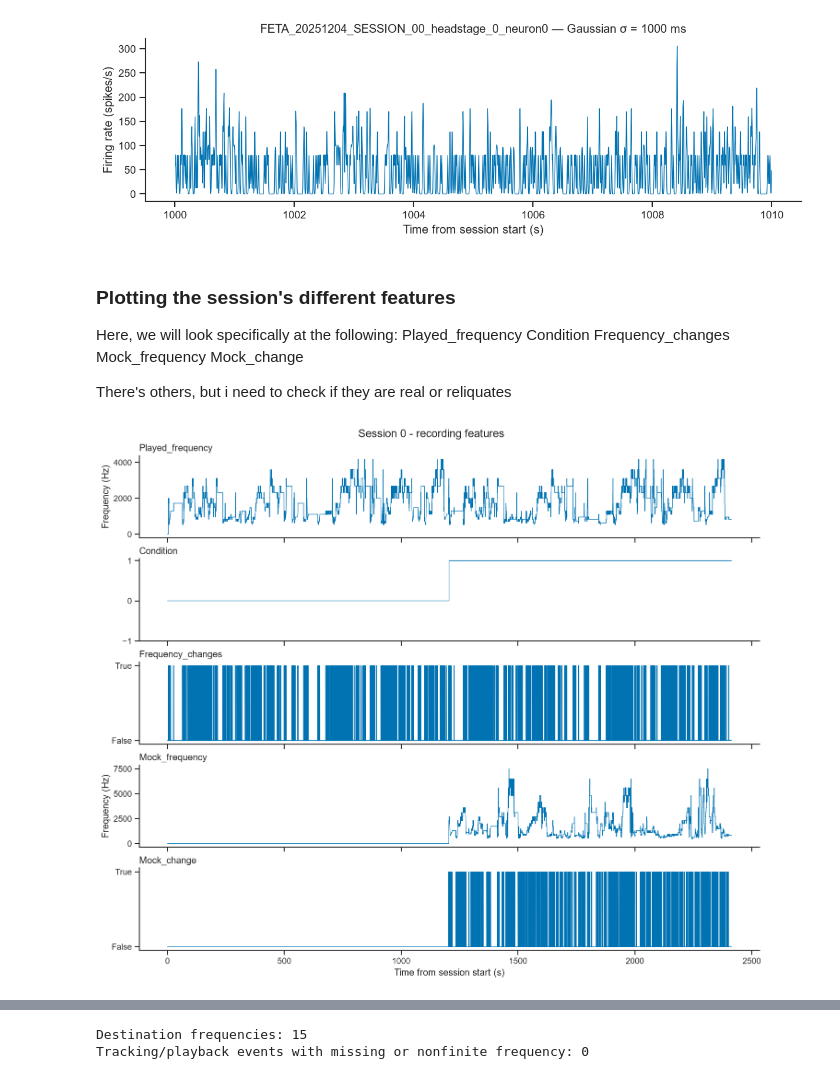
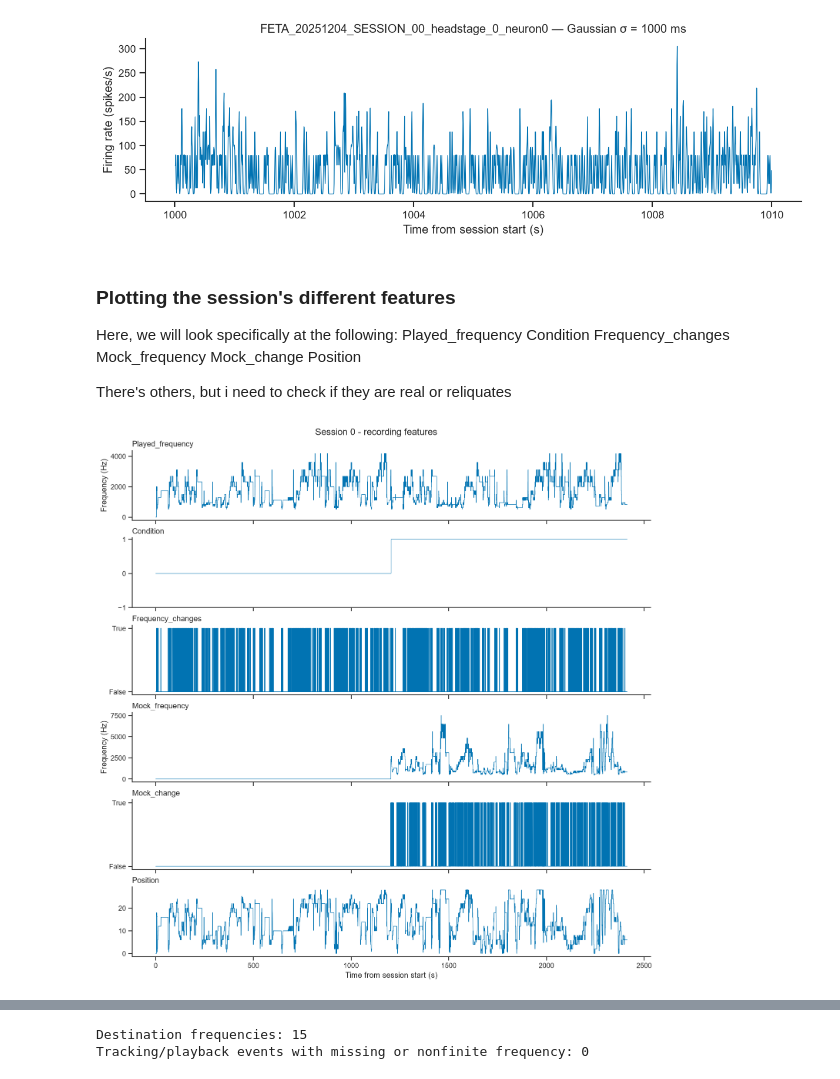
Before and after one commit to felicielevinton/etheremin_project, a Jupyter notebook: notebooks/explore_data.ipynb, the cells around one changed output, grey strips where cells are left out. Saved outputs shown, nothing was run; the diff lists cells and outputs as text; code cells hidden in the pictures.

```diff
--- a/notebooks/explore_data.ipynb
+++ b/notebooks/explore_data.ipynb
@@ -158,6 +158,7 @@ Condition
 Frequency_changes
 Mock_frequency
 Mock_change
+Position
 
 There's others, but i need to check if they are real or reliquates
 # %%
@@ -174,6 +175,7 @@ features_to_plot = [
     "Frequency_changes",
     "Mock_frequency",
     "Mock_change",
+    "Position",
 ]
 
 # Convert the selected time window to bin indices
@@ -182,35 +184,35 @@ stop_bin = (
     len(features[session])
     if stop_s is None
     else min(int(stop_s / dt), len(features[session]))
 )
 time_s = np.arange(start_bin, stop_bin) * dt
 
 # One panel per feature, all sharing the same time axis
 fig, axes = plt.subplots(
     len(features_to_plot), 1,
-    figsize=(12, 10), sharex=True, layout="constrained",
+    figsize=(12, 2 * len(features_to_plot)), sharex=True, layout="constrained",
 )
 
 for ax, feature in zip(axes, features_to_plot):
     ax.step(
         time_s,
         features[session][feature].iloc[start_bin:stop_bin],
         where="post",
         linewidth=0.8,
     )
     ax.set_title(feature, loc="left")
     if feature in ("Played_frequency", "Mock_frequency"):
         ax.set_ylabel("Frequency (Hz)")
     elif feature in ("Frequency_changes", "Mock_change"):
         ax.set_yticks([0, 1], labels=["False", "True"])
     elif feature == "Condition":
         ax.set_yticks([-1, 0, 1])
 
 axes[-1].set_xlabel("Time from session start (s)")
 fig.suptitle(f"Session {session} - recording features")
 plt.show()
 # %% [output]
-[figure, old version]
+[figure, new version]
 # %% [markdown]
 ## Single-neuron responses aligned to frequency changes
 
```
Also changed, not shown: parts of 11 cells of this notebook, 1 other file.
